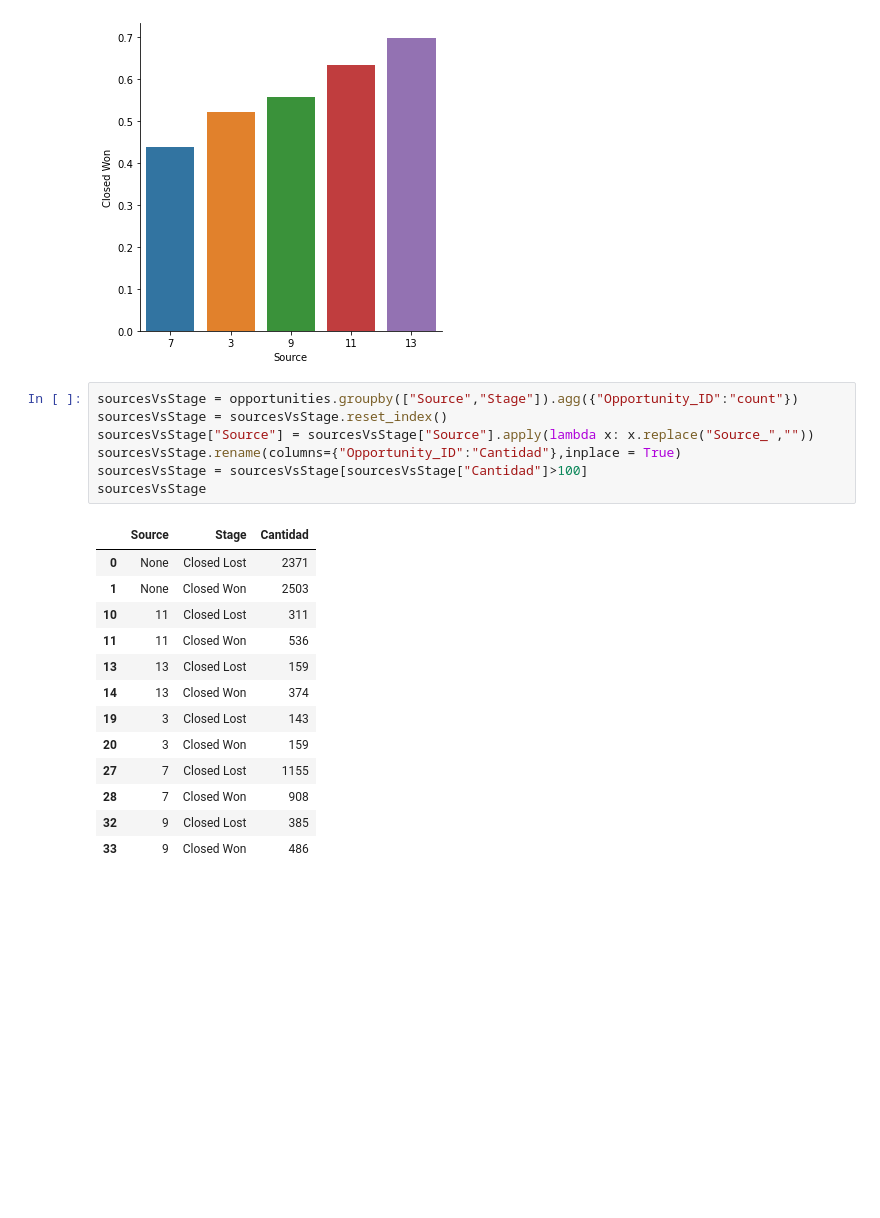
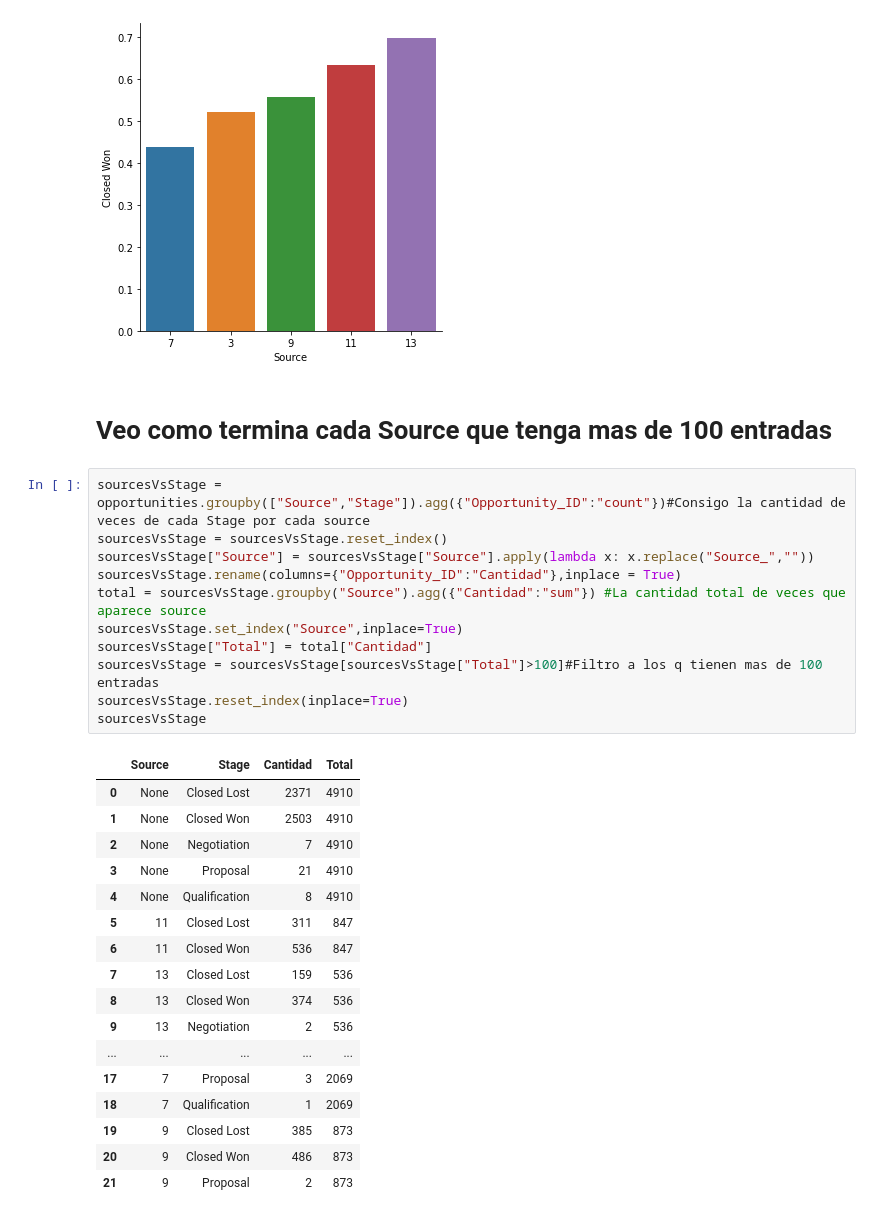
Before and after one commit to RiedelNicolas/75.06-2C2020-TP1, a Jupyter notebook: Source Analysis.ipynb, the cells around one changed output. Cells and saved outputs as stored; diff of their text form; blank space fills up the shorter version.

```diff
--- a/Source Analysis.ipynb
+++ b/Source Analysis.ipynb
@@ -94,26 +94,36 @@ sns.catplot(x="Source", y="Closed Won",kind="bar", data=sourcesVsWonFilteredWith
 <seaborn.axisgrid.FacetGrid at 0x...>
 [figure]
 [figure]
+# %% [markdown]
+# Veo como termina cada Source que tenga mas de 100 entradas
 # %%
-sourcesVsStage = opportunities.groupby(["Source","Stage"]).agg({"Opportunity_ID":"count"})
+sourcesVsStage = opportunities.groupby(["Source","Stage"]).agg({"Opportunity_ID":"count"})#Consigo la cantidad de veces de cada Stage por cada source
 sourcesVsStage = sourcesVsStage.reset_index()
 sourcesVsStage["Source"] = sourcesVsStage["Source"].apply(lambda x: x.replace("Source_",""))
 sourcesVsStage.rename(columns={"Opportunity_ID":"Cantidad"},inplace = True)
-sourcesVsStage = sourcesVsStage[sourcesVsStage["Cantidad"]>100]
+total = sourcesVsStage.groupby("Source").agg({"Cantidad":"sum"}) #La cantidad total de veces que aparece source
+sourcesVsStage.set_index("Source",inplace=True)
+sourcesVsStage["Total"] = total["Cantidad"]
+sourcesVsStage = sourcesVsStage[sourcesVsStage["Total"]>100]#Filtro a los q tienen mas de 100 entradas
+sourcesVsStage.reset_index(inplace=True)
 sourcesVsStage
 # %% [output]
-|  | Source | Stage | Cantidad |
-| 0 | None | Closed Lost | 2371 |
-| 1 | None | Closed Won | 2503 |
-| 10 | 11 | Closed Lost | 311 |
-| 11 | 11 | Closed Won | 536 |
-| 13 | 13 | Closed Lost | 159 |
-| 14 | 13 | Closed Won | 374 |
-| 19 | 3 | Closed Lost | 143 |
-| 20 | 3 | Closed Won | 159 |
-| 27 | 7 | Closed Lost | 1155 |
-| 28 | 7 | Closed Won | 908 |
-| 32 | 9 | Closed Lost | 385 |
-| 33 | 9 | Closed Won | 486 |
+|  | Source | Stage | Cantidad | Total |
+| 0 | None | Closed Lost | 2371 | 4910 |
+| 1 | None | Closed Won | 2503 | 4910 |
+| 2 | None | Negotiation | 7 | 4910 |
+| 3 | None | Proposal | 21 | 4910 |
+| 4 | None | Qualification | 8 | 4910 |
+| 5 | 11 | Closed Lost | 311 | 847 |
+| 6 | 11 | Closed Won | 536 | 847 |
+| 7 | 13 | Closed Lost | 159 | 536 |
+| 8 | 13 | Closed Won | 374 | 536 |
+| 9 | 13 | Negotiation | 2 | 536 |
+| ... | ... | ... | ... | ... |
+| 17 | 7 | Proposal | 3 | 2069 |
+| 18 | 7 | Qualification | 1 | 2069 |
+| 19 | 9 | Closed Lost | 385 | 873 |
+| 20 | 9 | Closed Won | 486 | 873 |
+| 21 | 9 | Proposal | 2 | 873 |
 # %%
 sns.catplot(x="Source",y="Cantidad",hue="Stage",data=sourcesVsStage,kind="bar")
```
Also changed, not shown: parts of 3 cells of this notebook.
